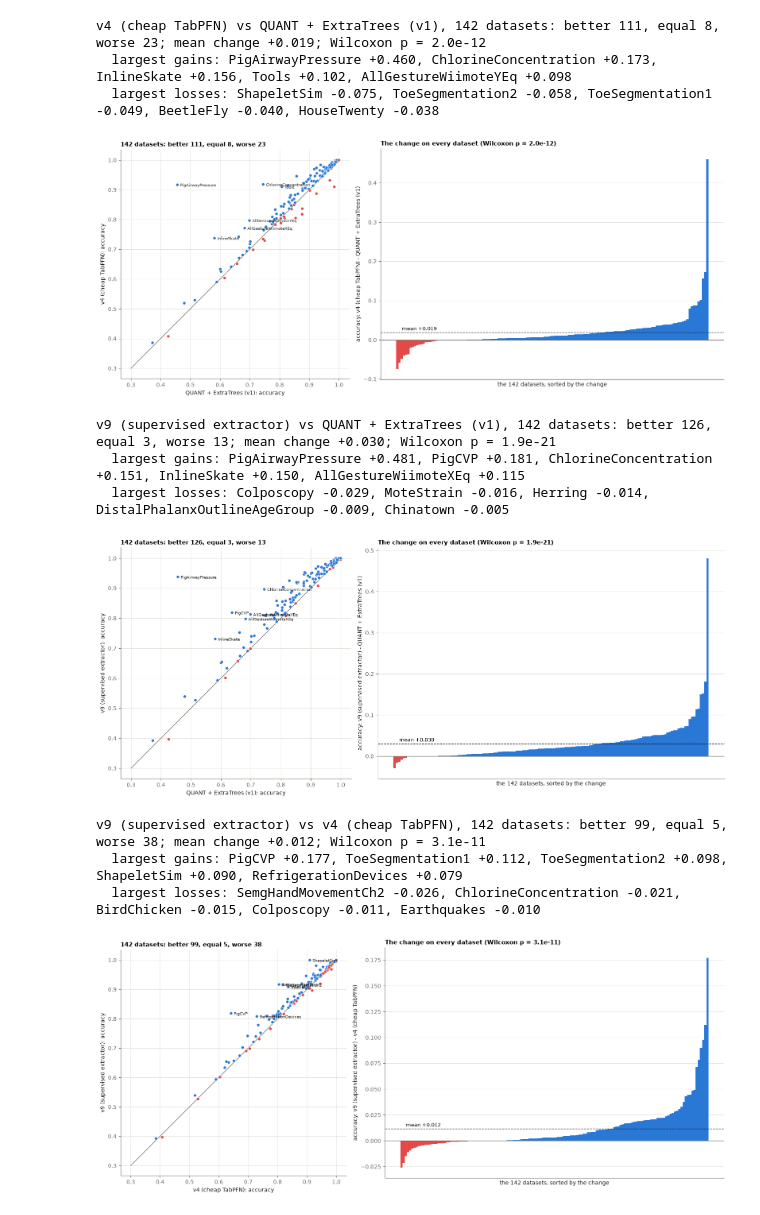
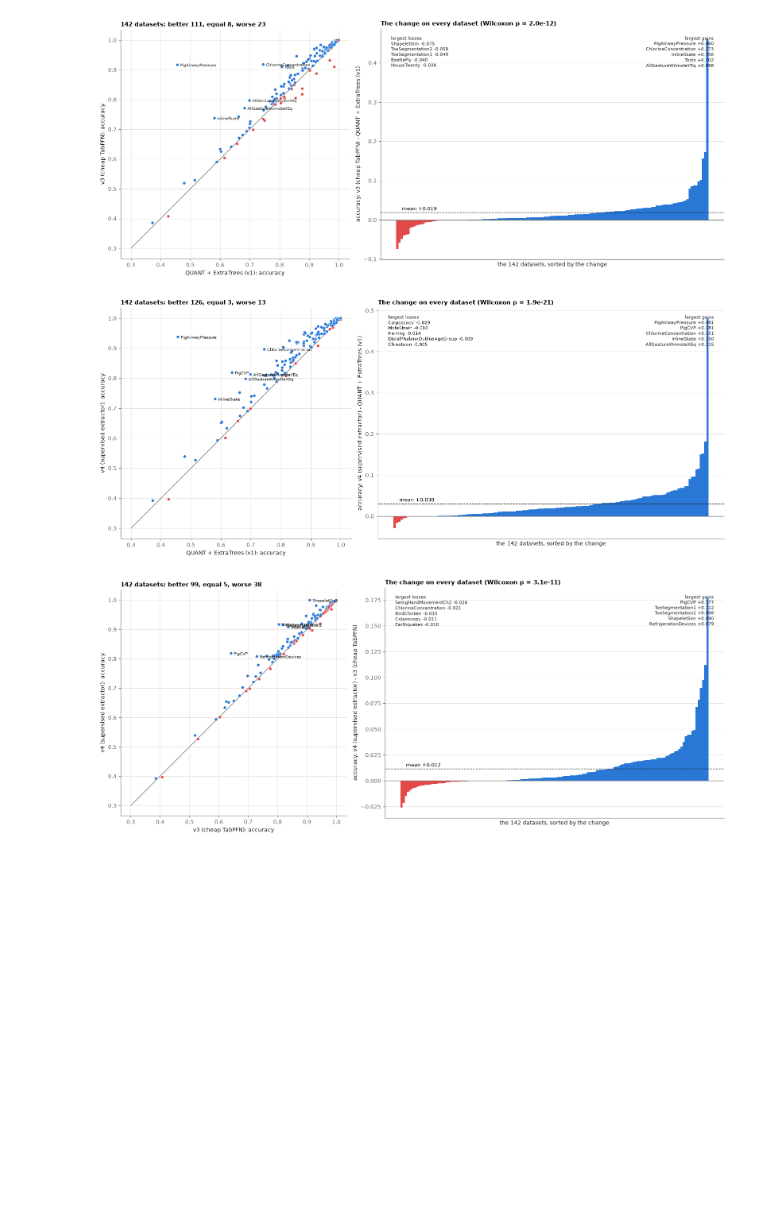
Before and after one commit to Constantin-87/quant-reproduction, a Jupyter notebook: notebooks/05_full-benchmark.ipynb, the cells around one changed output. Saved outputs shown, nothing was run; the diff lists cells and outputs as text; code cells hidden in the pictures; blank space fills up the shorter version.

```diff
--- a/notebooks/05_full-benchmark.ipynb
+++ b/notebooks/05_full-benchmark.ipynb
@@ -42,28 +13,29 @@ import pandas as pd
 from scipy import stats
 
 # the shared names, colours, plot style and loading of all notebooks: notebooks/common.py
-from common import BETTER, EQUAL, MUTED, REPO, RESULTS_DIR, TEXT, VERSION_COLORS, WORSE, load_runs, signed, style, wdl_counts
+from common import (BETTER, EQUAL, GROUP_COLORS, MUTED, OTHERS, REPO, RESULTS_DIR, TEXT, VERSION_COLORS, WORSE,
+                    load_runs, signed, style, wdl_counts)
 
 style()
-NAMES = {"v1": "QUANT + ExtraTrees (v1)", "v4": "v4 (cheap TabPFN)", "v9": "v9 (supervised extractor)"}
-RESULT_COLORS = {"v1": VERSION_COLORS["v1"], "v1 all cores": "#9cc3ef", "v4": "#eda100", "v9": "#8e1b4f"}  # v4, v9: as notebook 05
+NAMES = {"v1": "QUANT + ExtraTrees (v1)", "v3": "v3 (cheap TabPFN)", "v4": "v4 (supervised extractor)"}
+RESULT_COLORS = VERSION_COLORS                      # one colour per result (notebooks/common.py)
 DATASETS = (REPO / "original" / "code" / "ucr142.txt").read_text().split()   # the 142 datasets of the paper
 
 v1_runs = load_runs(RESULTS_DIR / "v1_ucr142_onecore-cpu.csv")      # one row per run
 v1_all_runs = load_runs(RESULTS_DIR / "v1_ucr142_allcores-cpu.csv")  # the same method on all CPU cores
-v4_runs = load_runs(RESULTS_DIR / "v4_tabpfn-e2f200-both_ucr142_allcores-gpu.csv")   # notebook 04
-v9_runs = load_runs(RESULTS_DIR / "v9_tabpfn-e2f200_ucr142_allcores-gpu.csv")        # notebook 05
+v3_runs = load_runs(RESULTS_DIR / "v3_tabpfn-e2f200-both_ucr142_allcores-gpu.csv")   # notebook 03
+v4_runs = load_runs(RESULTS_DIR / "v4_tabpfn-e2f200_ucr142_allcores-gpu.csv")        # notebook 04
 
 def wide(runs):
     """One row per dataset (in the order of the paper's list), one column per resample."""
     return runs.pivot(index="dataset", columns="resample", values="accuracy").loc[DATASETS]
 
-ACCURACY = {"v1": wide(v1_runs), "v4": wide(v4_runs), "v9": wide(v9_runs)}
+ACCURACY = {"v1": wide(v1_runs), "v3": wide(v3_runs), "v4": wide(v4_runs)}
 MEAN = pd.DataFrame({name: table.mean(axis=1) for name, table in ACCURACY.items()})   # mean of the 30 per dataset
 same = (wide(v1_all_runs) == ACCURACY["v1"]).sum().sum()
 print(f"QUANT + ExtraTrees, all cores vs one core: identical accuracy in {same} of {ACCURACY['v1'].size} runs")
-print(f"runs finished: v4 {(v4_runs['status'] == 'ok').sum()} of {len(v4_runs)}, "
-      f"v9 {(v9_runs['status'] == 'ok').sum()} of {len(v9_runs)}, "
+print(f"runs finished: v3 {(v3_runs['status'] == 'ok').sum()} of {len(v3_runs)}, "
+      f"v4 {(v4_runs['status'] == 'ok').sum()} of {len(v4_runs)}, "
       f"v1 {(v1_runs['status'] == 'ok').sum()} of {len(v1_runs)}; missing values: "
       f"{sum(int(t.isna().sum().sum()) for t in ACCURACY.values())}")
 # %% [output]
@@ -111,56 +77,47 @@ below 0.05 the difference is unlikely to be chance.
 # %%
 def compare(a, b):
-    """The per-dataset comparison of result a against result b (all 142 datasets): prints and one row of plots."""
+    """The per-dataset comparison of result a against result b (all 142 datasets): one row of plots."""
     change = MEAN[a] - MEAN[b]
     better, equal, worse = wdl_counts(change)
     p_value = stats.wilcoxon(MEAN[a], MEAN[b]).pvalue
-    print(f"{NAMES[a]} vs {NAMES[b]}, 142 datasets: better {better}, equal {equal}, worse {worse}; "
-          f"mean change {signed(change.mean())}; Wilcoxon p = {p_value:.1e}")
-    print("  largest gains:", ", ".join(f"{n} {signed(x)}" for n, x in change.sort_values().tail(5)[::-1].items()))
-    print("  largest losses:", ", ".join(f"{n} {signed(x)}" for n, x in change.sort_values().head(5).items()))
     colors = [BETTER if x > 1e-12 else WORSE if x < -1e-12 else EQUAL for x in change]
     fig, axes = plt.subplots(1, 2, figsize=(16, 6.5), gridspec_kw={"width_ratios": [1, 1.5]})
     ax = axes[0]
     ax.plot([0.3, 1.0], [0.3, 1.0], color=MUTED, linewidth=1, zorder=1)    # the diagonal: equal accuracy
     ax.scatter(MEAN[b], MEAN[a], s=28, c=colors, edgecolor="white", linewidth=0.5, zorder=3)
     for name in change.abs().sort_values().index[-6:]:                     # the largest changes, named
         ax.annotate(name, (MEAN.loc[name, b], MEAN.loc[name, a]), xytext=(5, -3), textcoords="offset points",
                     fontsize=7.5, color=TEXT)
     ax.set_xlabel(f"{NAMES[b]}: accuracy")
     ax.set_ylabel(f"{NAMES[a]}: accuracy")
     ax.set_title(f"142 datasets: better {better}, equal {equal}, worse {worse}", loc="left")
     ax.grid(True, axis="both")
     ax.set_aspect("equal")
 
     ax = axes[1]
     order = change.sort_values()
     ax.bar(range(len(order)), order, 1.0, color=[BETTER if x > 1e-12 else WORSE if x < -1e-12 else EQUAL for x in order])
     ax.axhline(0, color=MUTED, linewidth=1)
     ax.axhline(change.mean(), color=TEXT, linewidth=1, linestyle="--")
     ax.annotate(f"mean {signed(change.mean())}", (2, change.mean()), xytext=(0, 4), textcoords="offset points", fontsize=9)
+    gains = "\n".join(f"{n} {signed(x)}" for n, x in order.tail(5)[::-1].items())      # the 5 largest gains and losses
+    losses = "\n".join(f"{n} {signed(x)}" for n, x in order.head(5).items())
+    ax.text(0.97, 0.97, f"largest gains\n{gains}", transform=ax.transAxes, ha="right", va="top", fontsize=8, color=TEXT)
+    ax.text(0.03, 0.97, f"largest losses\n{losses}", transform=ax.transAxes, ha="left", va="top", fontsize=8, color=TEXT)
     ax.set_xticks([])
     ax.set_xlabel("the 142 datasets, sorted by the change")
     ax.set_ylabel(f"accuracy: {NAMES[a]} - {NAMES[b]}")
     ax.set_title(f"The change on every dataset (Wilcoxon p = {p_value:.1e})", loc="left")
     fig.tight_layout()
     plt.show()
 
+compare("v3", "v1")
 compare("v4", "v1")
-compare("v9", "v1")
-compare("v9", "v4")
+compare("v4", "v3")
 # %% [output]
-v4 (cheap TabPFN) vs QUANT + ExtraTrees (v1), 142 datasets: better 111, equal 8, worse 23; mean change +0.019; Wilcoxon p = 2.0e-12
-  largest gains: PigAirwayPressure +0.460, ChlorineConcentration +0.173, InlineSkate +0.156, Tools +0.102, AllGestureWiimoteYEq +0.098
-  largest losses: ShapeletSim -0.075, ToeSegmentation2 -0.058, ToeSegmentation1 -0.049, BeetleFly -0.040, HouseTwenty -0.038
-[figure, old version]
+[figure, new version]
-v9 (supervised extractor) vs QUANT + ExtraTrees (v1), 142 datasets: better 126, equal 3, worse 13; mean change +0.030; Wilcoxon p = 1.9e-21
-  largest gains: PigAirwayPressure +0.481, PigCVP +0.181, ChlorineConcentration +0.151, InlineSkate +0.150, AllGestureWiimoteXEq +0.115
-  largest losses: Colposcopy -0.029, MoteStrain -0.016, Herring -0.014, DistalPhalanxOutlineAgeGroup -0.009, Chinatown -0.005
-[figure, old version]
+[figure, new version]
-v9 (supervised extractor) vs v4 (cheap TabPFN), 142 datasets: better 99, equal 5, worse 38; mean change +0.012; Wilcoxon p = 3.1e-11
-  largest gains: PigCVP +0.177, ToeSegmentation1 +0.112, ToeSegmentation2 +0.098, ShapeletSim +0.090, RefrigerationDevices +0.079
-  largest losses: SemgHandMovementCh2 -0.026, ChlorineConcentration -0.021, BirdChicken -0.015, Colposcopy -0.011, Earthquakes -0.010
-[figure, old version]
+[figure, new version]
 # %% [markdown]
 ## 4. Time per run
 
```
Also changed, not shown: parts of 18 cells of this notebook, 29 other files.
